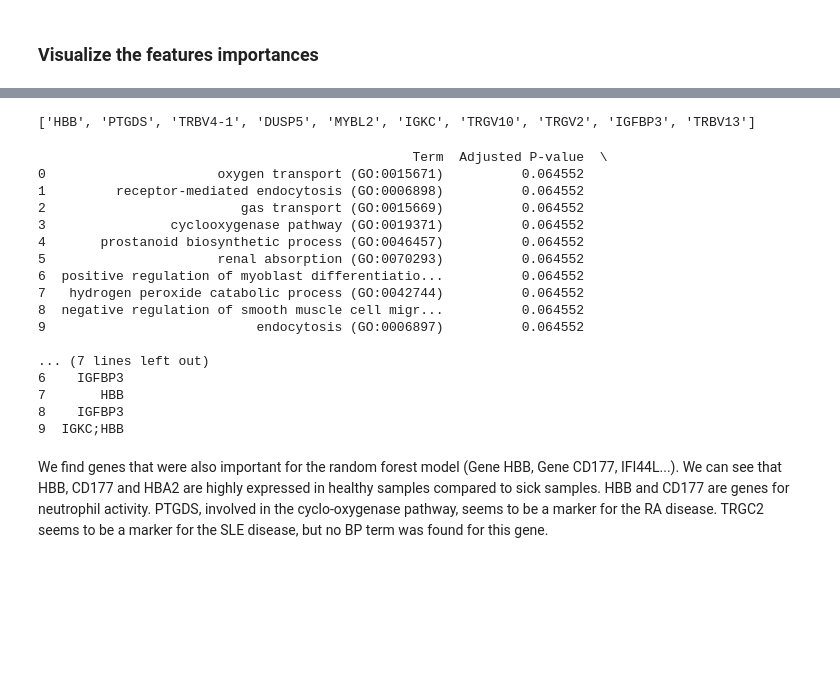
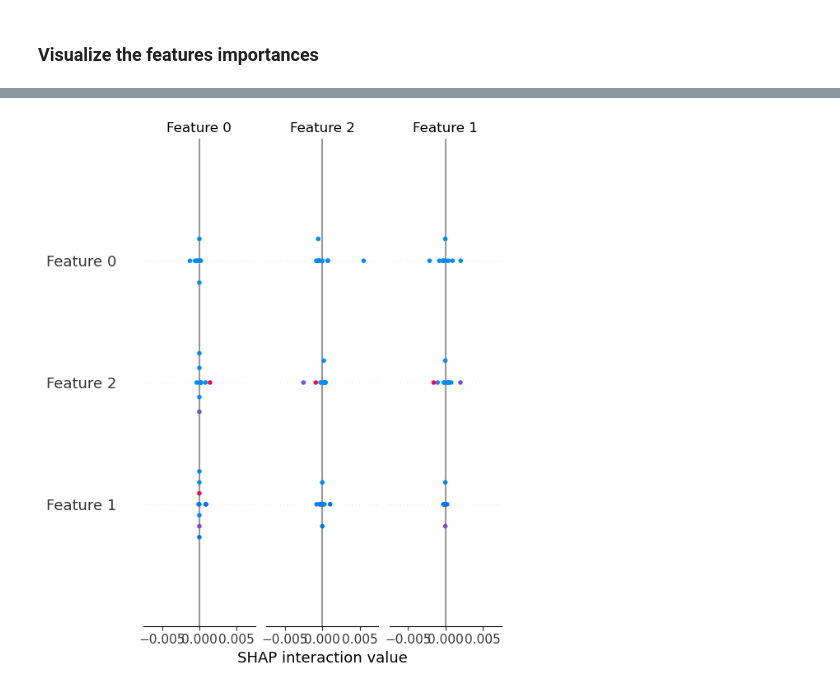
Before and after one commit to CorentinMey/ML_project, a Jupyter notebook: Classifier.ipynb, the cells around one changed output, grey strips where cells are left out. Saved outputs shown, nothing was run; the diff lists cells and outputs as text; code cells hidden in the pictures; blank space fills up the shorter version.

```diff
--- a/Classifier.ipynb
+++ b/Classifier.ipynb
@@ -448,38 +669,7 @@ shap.summary_plot(shap_values[2].T, sample_data, feature_names=gene_names)
-# %%
-list_2 = give_importance(shap_values, 2)
-print(list_2)
-# %% [output]
-['HBB', 'PTGDS', 'TRBV4-1', 'DUSP5', 'MYBL2', 'IGKC', 'TRGV10', 'TRGV2', 'IGFBP3', 'TRBV13']
-# %%
-# Enrichment analysis for GO term : Biological Process
-
-enrichment_results = gp.enrichr(gene_list=list_2,
-                                gene_sets='GO_Biological_Process_2018',
-                                organism='Human',
-                                outdir=None)
-
-# Display results
-print(enrichment_results.results[['Term', 'Adjusted P-value', 'Genes']].head(10))
-# %% [output]
-                                                Term  Adjusted P-value  \
-0                      oxygen transport (GO:0015671)          0.064552
-1         receptor-mediated endocytosis (GO:0006898)          0.064552
-2                         gas transport (GO:0015669)          0.064552
-3                cyclooxygenase pathway (GO:0019371)          0.064552
-4       prostanoid biosynthetic process (GO:0046457)          0.064552
-5                      renal absorption (GO:0070293)          0.064552
-6  positive regulation of myoblast differentiatio...          0.064552
-7   hydrogen peroxide catabolic process (GO:0042744)          0.064552
-8  negative regulation of smooth muscle cell migr...          0.064552
-9                           endocytosis (GO:0006897)          0.064552
-
-... (7 lines left out)
-6    IGFBP3
-7       HBB
-8    IGFBP3
-9  IGKC;HBB
-# %% [markdown]
-We find genes that were also important for the random forest model (Gene HBB, Gene CD177, IFI44L...).
-We can see that HBB, CD177 and HBA2 are highly expressed in healthy samples compared to sick samples. HBB and CD177 are genes for neutrophil activity.
-PTGDS, involved in the cyclo-oxygenase pathway, seems to be a marker for the RA disease.
-TRGC2 seems to be a marker for the SLE disease, but no BP term was found for this gene.
+# %%
+# Utiliser KernelExplainer
+explainer = shap.KernelExplainer(model.predict_proba, X_train[:100])  # Echantillon pour l'explainer
+shap_values = explainer.shap_values(X_test[:10])  # SHAP values sur un sous-ensemble
+shap.summary_plot(shap_values, X_test[:10])
+# %% [output]
+[figure, added]
```
Also changed, not shown: parts of 40 cells of this notebook, 2 other files.
